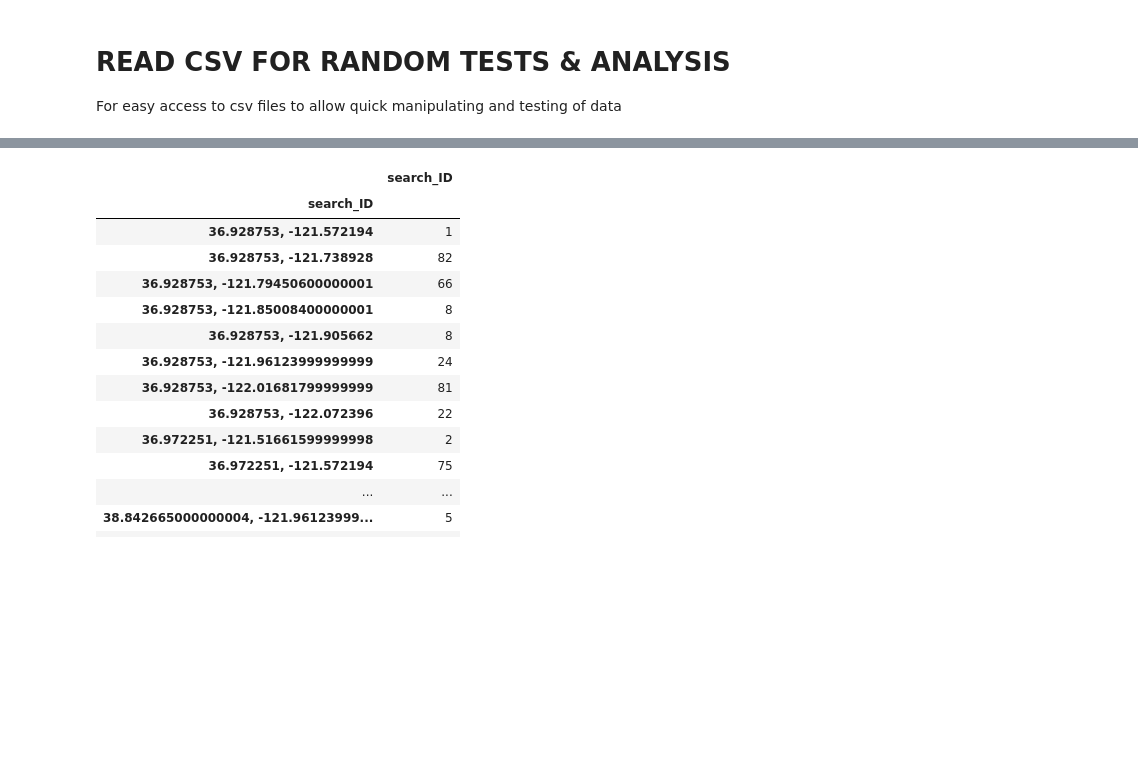
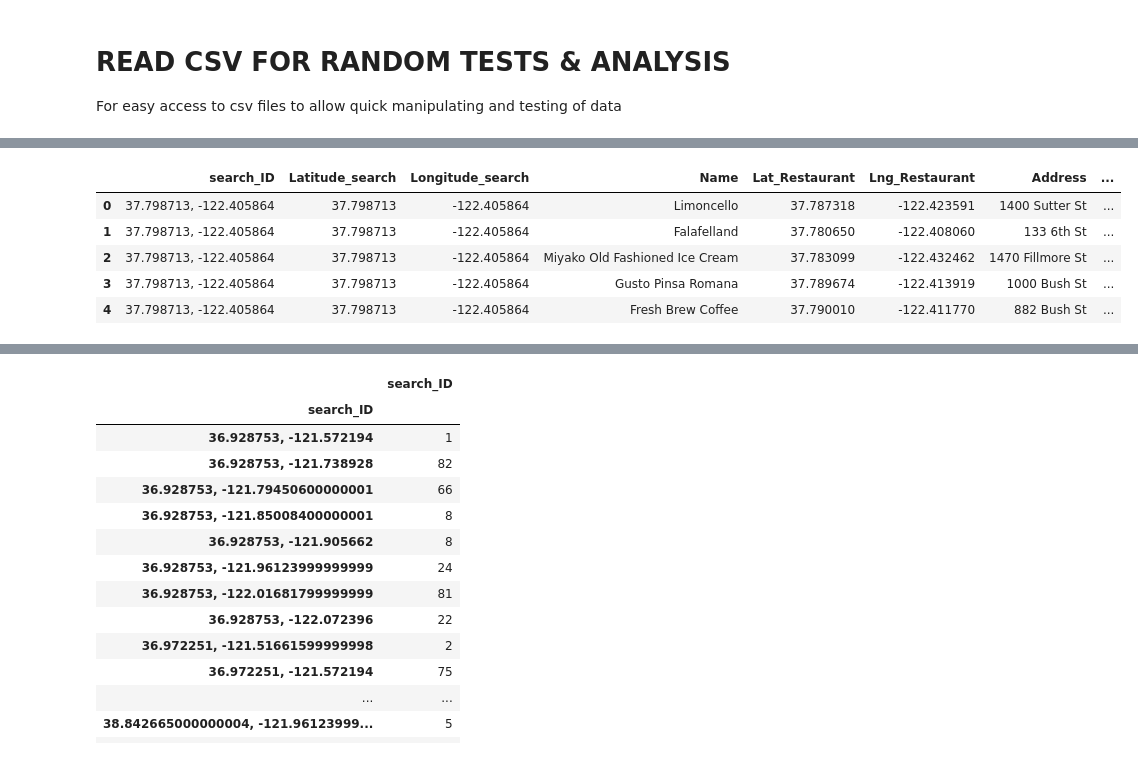
Before and after one commit to lquasem/Project-1, a Jupyter notebook: testing and analysis.ipynb, the cells around one changed output, grey strips where cells are left out. Saved outputs shown, nothing was run; the diff lists cells and outputs as text; code cells hidden in the pictures; blank space fills up the shorter version.

```diff
--- a/testing and analysis.ipynb
+++ b/testing and analysis.ipynb
@@ -27,3 +27,19 @@ restaurants_df.head()
 | 2 | 38.842665000000004, -123.017222 | 38.842665 | -123.017222 | Hamburger Ranch & Bar-B-Que | 38.817818 | -123.023628 | 31195 N Redwood Hwy | ... |
 | 3 | 38.842665000000004, -123.017222 | 38.842665 | -123.017222 | Cloverdale Ale Company | 38.805637 | -123.015944 | 131 E 1st St | ... |
 | 4 | 38.842665000000004, -123.017222 | 38.842665 | -123.017222 | Piacere Italiano Steak and Seafood | 38.810692 | -123.020622 | 504 N Cloverdale Blvd | ... |
+# %%
+# Read csv file
+restaurants_df_2 = pd.read_csv("Resources/restaurant_data_coords_ratings2.csv", encoding = "ISO-8859-1",
+                             names=["search_ID", "Latitude_search", "Longitude_search", "Name", "Lat_Restaurant", "Lng_Restaurant", "Address", "Zip",
+                                   "Rating", "# of Reviews", "Price Level", "Category", "Yelp ID"],
+                             low_memory=False)
+
+#preview the dataframe
+restaurants_df_2.head()
+# %% [output]
+|  | search_ID | Latitude_search | Longitude_search | Name | Lat_Restaurant | Lng_Restaurant | Address | ... |
+| 0 | 37.798713, -122.405864 | 37.798713 | -122.405864 | Limoncello | 37.787318 | -122.423591 | 1400 Sutter St | ... |
+| 1 | 37.798713, -122.405864 | 37.798713 | -122.405864 | Falafelland | 37.780650 | -122.408060 | 133 6th St | ... |
+| 2 | 37.798713, -122.405864 | 37.798713 | -122.405864 | Miyako Old Fashioned Ice Cream | 37.783099 | -122.432462 | 1470 Fillmore St | ... |
+| 3 | 37.798713, -122.405864 | 37.798713 | -122.405864 | Gusto Pinsa Romana | 37.789674 | -122.413919 | 1000 Bush St | ... |
+| 4 | 37.798713, -122.405864 | 37.798713 | -122.405864 | Fresh Brew Coffee | 37.790010 | -122.411770 | 882 Bush St | ... |
```
Also changed, not shown: parts of 41 cells of this notebook.
